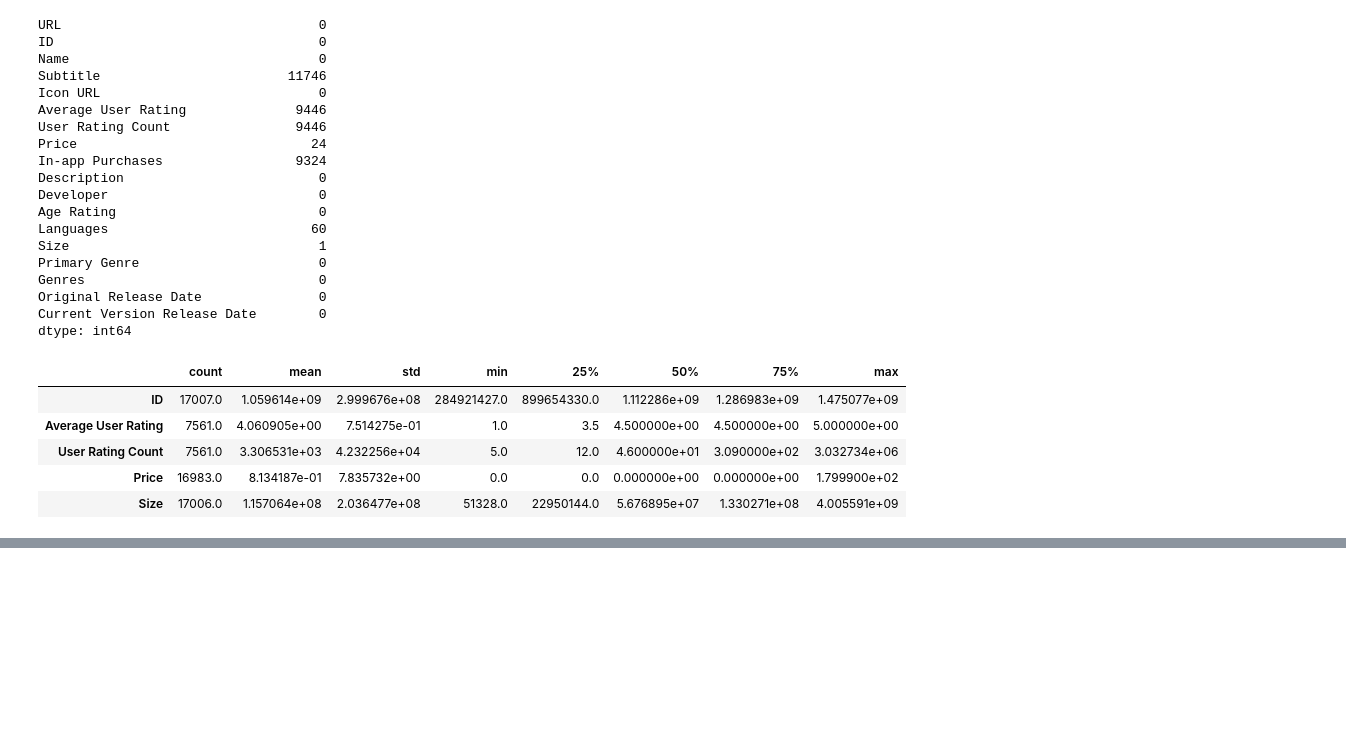
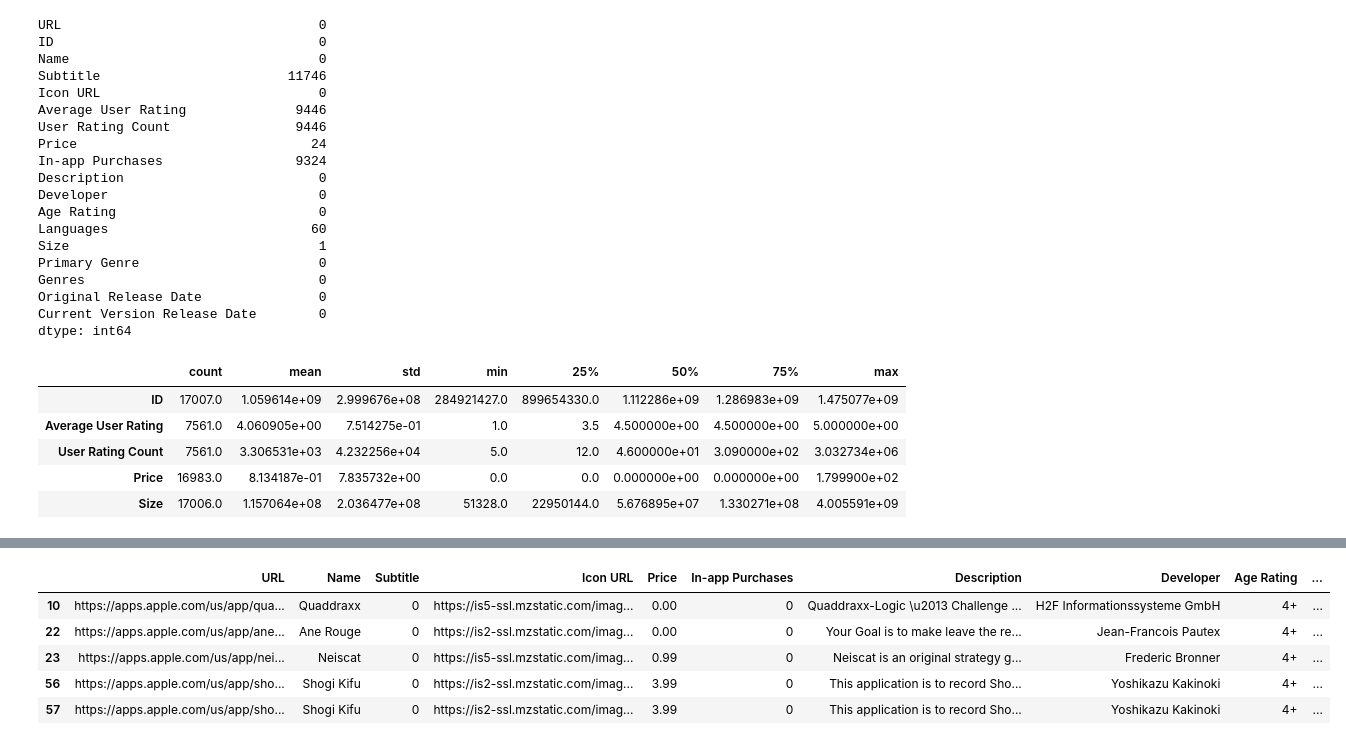
Before and after one commit to Mirmidion/PoC-Challenge2, a Jupyter notebook: YanickNotebook.ipynb, the cells around one changed output, grey strips where cells are left out. Saved outputs shown, nothing was run; the diff lists cells and outputs as text; code cells hidden in the pictures; blank space fills up the shorter version.

```diff
--- a/YanickNotebook.ipynb
+++ b/YanickNotebook.ipynb
@@ -100,0 +160,10 @@ sns.pairplot(data=data)
+# %%
+data_apps_zonder_rating['description_length'] = data_apps_zonder_rating['Description'].str.count(' ') + 1
+data_apps_zonder_rating.head()
+# %% [output]
+|  | URL | Name | Subtitle | Icon URL | Price | In-app Purchases | Description | Developer | Age Rating | ... |
+| 10 | https://apps.apple.com/us/app/qua... | Quaddraxx | 0 | https://is5-ssl.mzstatic.com/imag... | 0.00 | 0 | Quaddraxx-Logic \u2013 Challenge ... | H2F Informationssysteme GmbH | 4+ | ... |
+| 22 | https://apps.apple.com/us/app/ane... | Ane Rouge | 0 | https://is2-ssl.mzstatic.com/imag... | 0.00 | 0 | Your Goal is to make leave the re... | Jean-Francois Pautex | 4+ | ... |
+| 23 | https://apps.apple.com/us/app/nei... | Neiscat | 0 | https://is5-ssl.mzstatic.com/imag... | 0.99 | 0 | Neiscat is an original strategy g... | Frederic Bronner | 4+ | ... |
+| 56 | https://apps.apple.com/us/app/sho... | Shogi Kifu | 0 | https://is2-ssl.mzstatic.com/imag... | 3.99 | 0 | This application is to record Sho... | Yoshikazu Kakinoki | 4+ | ... |
+| 57 | https://apps.apple.com/us/app/sho... | Shogi Kifu | 0 | https://is2-ssl.mzstatic.com/imag... | 3.99 | 0 | This application is to record Sho... | Yoshikazu Kakinoki | 4+ | ... |
```
Also changed, not shown: parts of 9 cells of this notebook.
